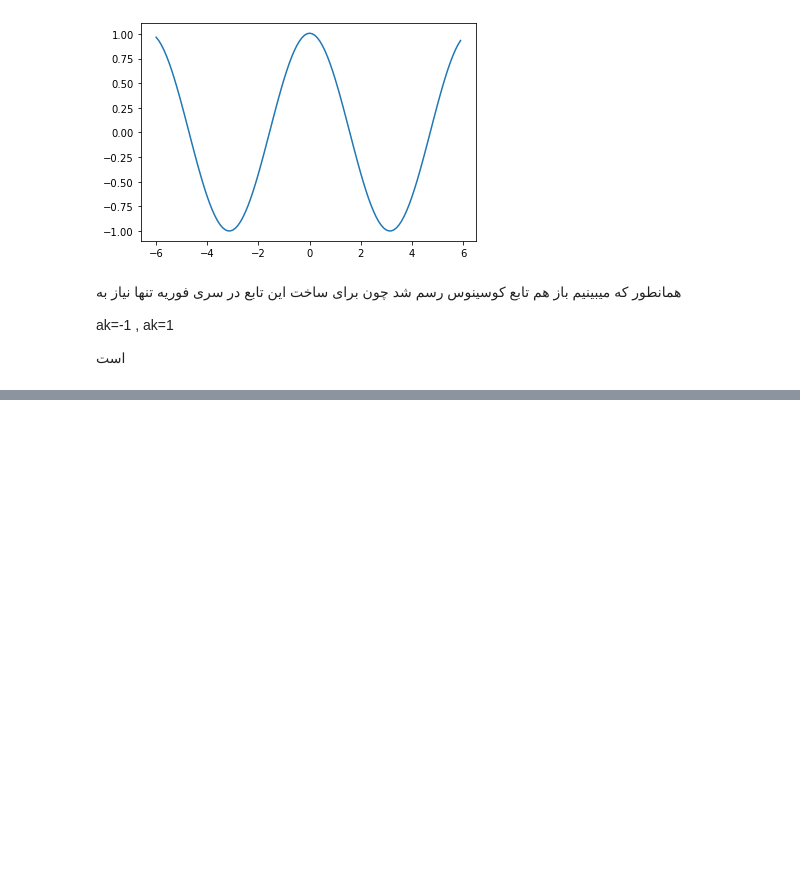
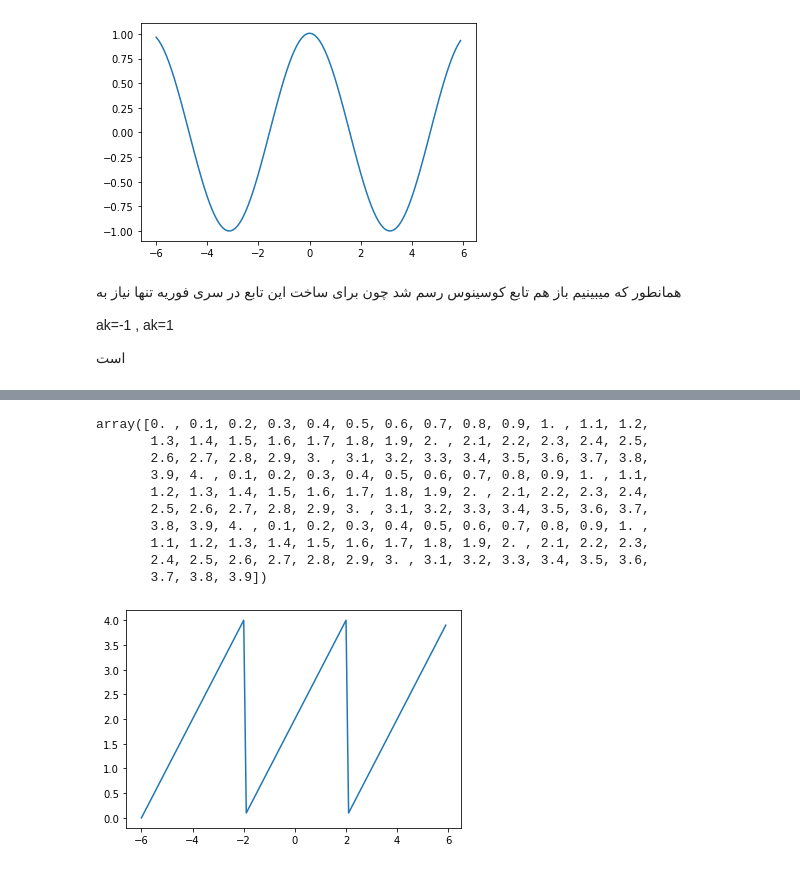
Before and after one commit to hoseinlook/signals_and_systems_hws, a Jupyter notebook: hw3/SS_HW3/hw3.ipynb, the cells around one changed output, grey strips where cells are left out. Saved outputs shown, nothing was run; the diff lists cells and outputs as text; code cells hidden in the pictures; blank space fills up the shorter version.

```diff
--- a/hw3/SS_HW3/hw3.ipynb
+++ b/hw3/SS_HW3/hw3.ipynb
@@ -54,0 +78,18 @@ ak=-1 , ak=1
+# %%
+y2 =lambda t: np.mod(t+2,4)
+t= np.arange(-6,6 , step=0.1)
+
+plt.plot(t,y2(t))
+y2(t)
+# %% [output]
+array([0. , 0.1, 0.2, 0.3, 0.4, 0.5, 0.6, 0.7, 0.8, 0.9, 1. , 1.1, 1.2,
+       1.3, 1.4, 1.5, 1.6, 1.7, 1.8, 1.9, 2. , 2.1, 2.2, 2.3, 2.4, 2.5,
+       2.6, 2.7, 2.8, 2.9, 3. , 3.1, 3.2, 3.3, 3.4, 3.5, 3.6, 3.7, 3.8,
+       3.9, 4. , 0.1, 0.2, 0.3, 0.4, 0.5, 0.6, 0.7, 0.8, 0.9, 1. , 1.1,
+       1.2, 1.3, 1.4, 1.5, 1.6, 1.7, 1.8, 1.9, 2. , 2.1, 2.2, 2.3, 2.4,
+       2.5, 2.6, 2.7, 2.8, 2.9, 3. , 3.1, 3.2, 3.3, 3.4, 3.5, 3.6, 3.7,
+       3.8, 3.9, 4. , 0.1, 0.2, 0.3, 0.4, 0.5, 0.6, 0.7, 0.8, 0.9, 1. ,
+       1.1, 1.2, 1.3, 1.4, 1.5, 1.6, 1.7, 1.8, 1.9, 2. , 2.1, 2.2, 2.3,
+       2.4, 2.5, 2.6, 2.7, 2.8, 2.9, 3. , 3.1, 3.2, 3.3, 3.4, 3.5, 3.6,
+       3.7, 3.8, 3.9])
+[figure, added]
```
Also changed, not shown: parts of 21 cells of this notebook.
